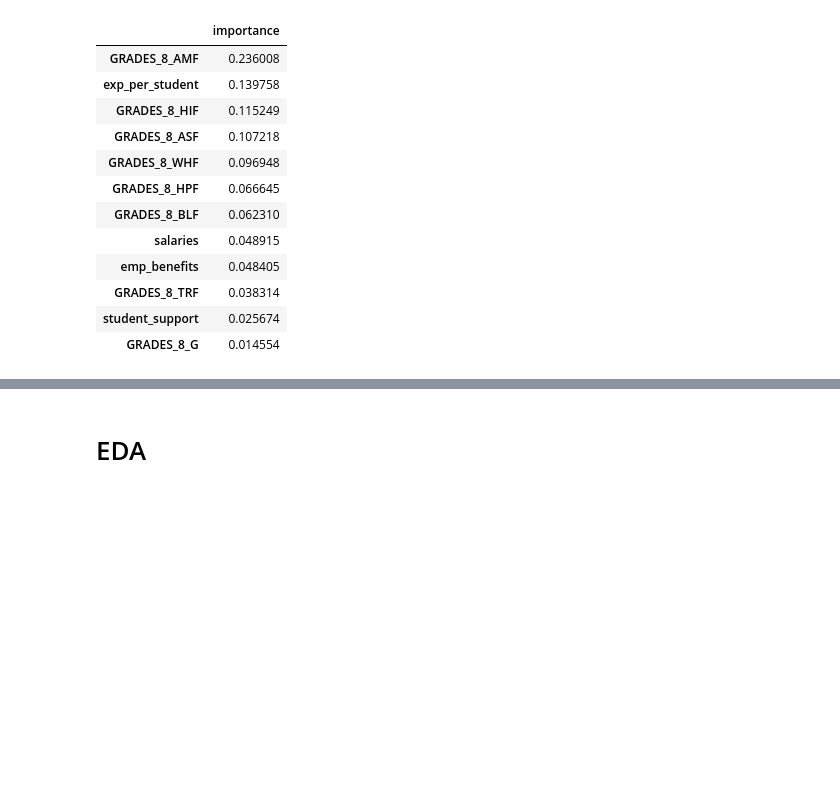
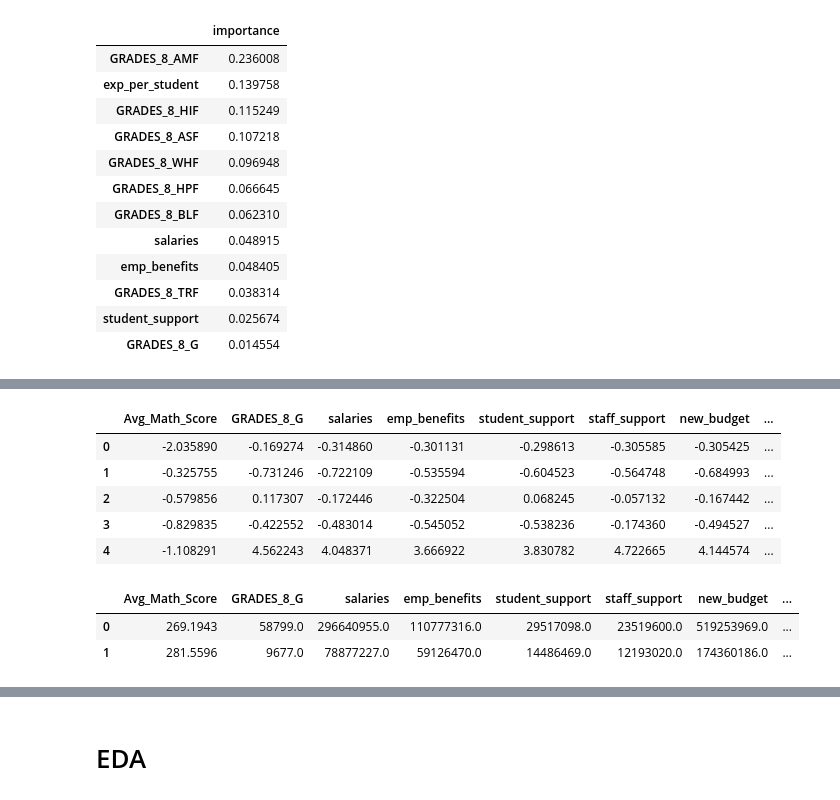
Before and after one commit to pranavprajapati/Math_scores, a Jupyter notebook: Merging Datasets .ipynb, the cells around one changed output, grey strips where cells are left out. Drawn from its saved outputs; the diff is of its cells as text; code cells hidden in the pictures; blank space fills up the shorter version.

```diff
--- a/Merging Datasets .ipynb
+++ b/Merging Datasets .ipynb
@@ -575,0 +644,15 @@ df2[['State','GRADES_8_HIF','student_support']]
+# %%
+lrdf.head()
+# %% [output]
+|  | Avg_Math_Score | GRADES_8_G | salaries | emp_benefits | student_support | staff_support | new_budget | ... |
+| 0 | -2.035890 | -0.169274 | -0.314860 | -0.301131 | -0.298613 | -0.305585 | -0.305425 | ... |
+| 1 | -0.325755 | -0.731246 | -0.722109 | -0.535594 | -0.604523 | -0.564748 | -0.684993 | ... |
+| 2 | -0.579856 | 0.117307 | -0.172446 | -0.322504 | 0.068245 | -0.057132 | -0.167442 | ... |
+| 3 | -0.829835 | -0.422552 | -0.483014 | -0.545052 | -0.538236 | -0.174360 | -0.494527 | ... |
+| 4 | -1.108291 | 4.562243 | 4.048371 | 3.666922 | 3.830782 | 4.722665 | 4.144574 | ... |
+# %%
+lrdf.head(2)
+# %% [output]
+|  | Avg_Math_Score | GRADES_8_G | salaries | emp_benefits | student_support | staff_support | new_budget | ... |
+| 0 | 269.1943 | 58799.0 | 296640955.0 | 110777316.0 | 29517098.0 | 23519600.0 | 519253969.0 | ... |
+| 1 | 281.5596 | 9677.0 | 78877227.0 | 59126470.0 | 14486469.0 | 12193020.0 | 174360186.0 | ... |
```
Also changed, not shown: parts of 30 cells of this notebook.
